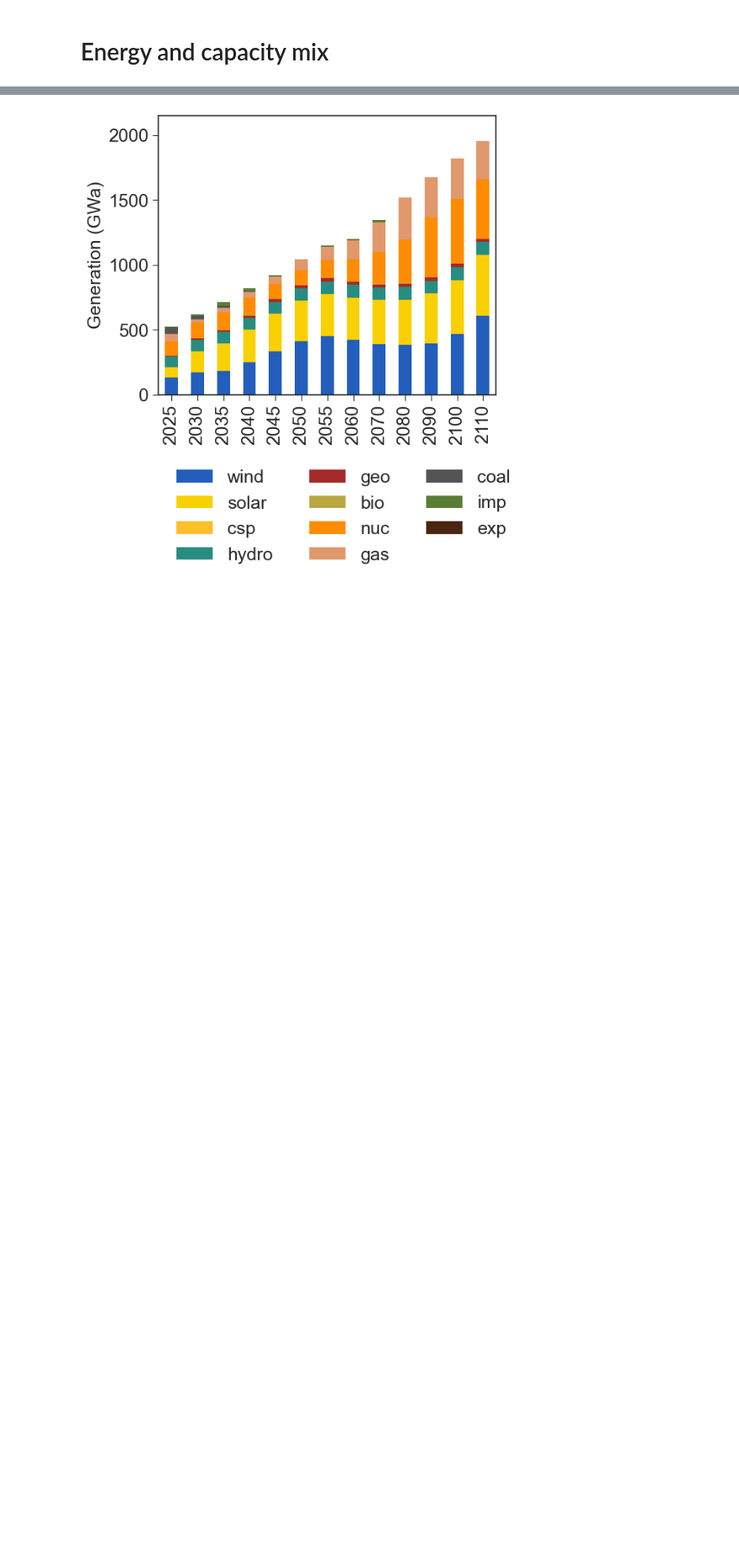
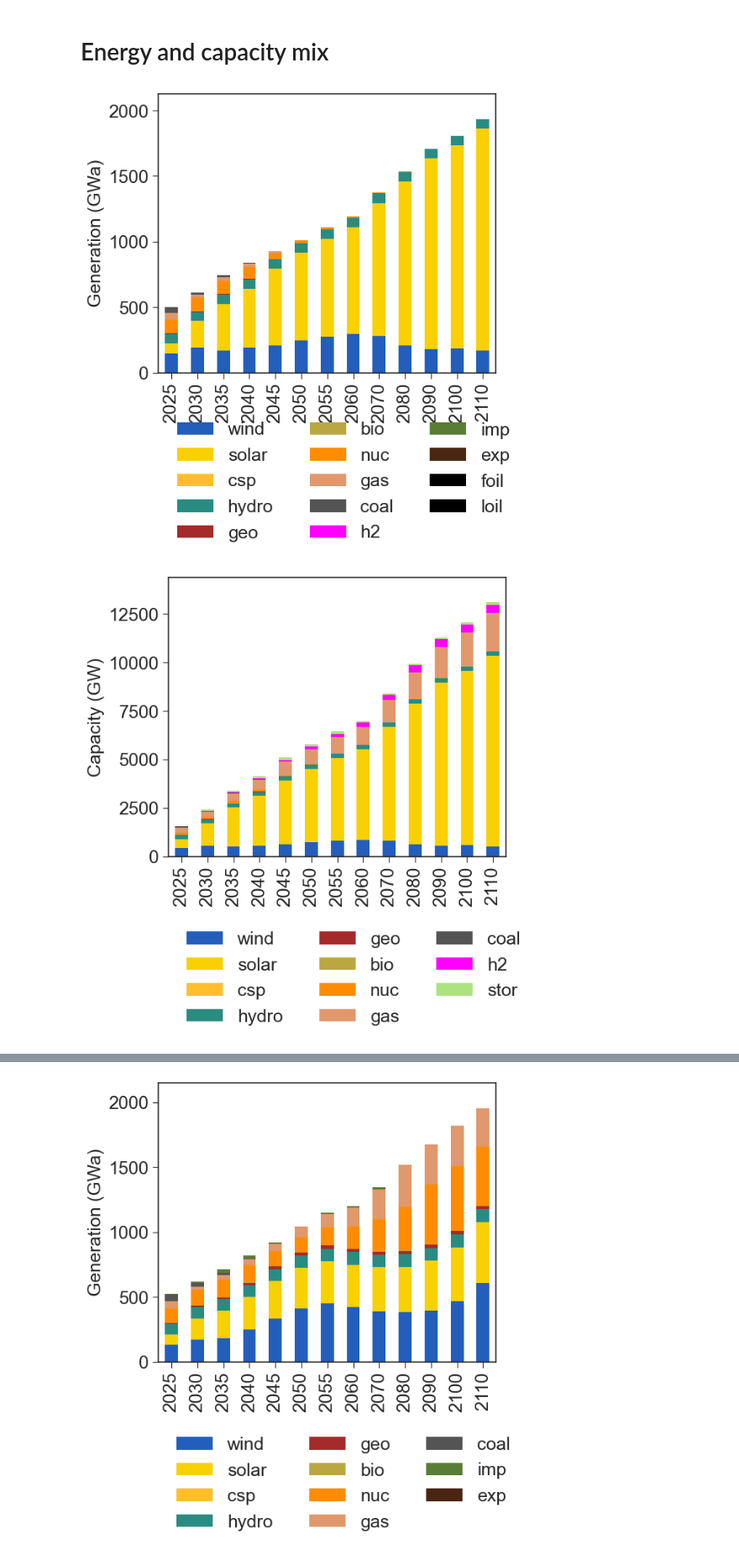
Before and after one commit to ebbekyhl/PyPSA-Eur-Curtailment-Emulator, a Jupyter notebook: MESSAGEix-GLOBIOM/make_diagnostics.ipynb, the cells around one changed output, grey strips where cells are left out. Shown at 84% size. Cells and saved outputs as stored; diff of their text form; code cells hidden in the pictures; blank space fills up the shorter version.

```diff
--- a/MESSAGEix-GLOBIOM/make_diagnostics.ipynb
+++ b/MESSAGEix-GLOBIOM/make_diagnostics.ipynb
@@ -60,3 +62,12 @@ technologies = {
 bins = [1,2,3]
 # %% [markdown]
 # Energy and capacity mix
+# %%
+fig1, fig2, fig3, fig4, fig5, df_generation, df_capacity, tech_cap, tech_act, VRE_share  = plot_generation_and_capacity(scen_all_removed, regions, technologies, model_years, bins, formulation="old", curtailment=False)
+
+fig5.savefig("figures/VRE_share_all_removed.png",
+                bbox_inches="tight",
+                dpi=300)
+# %% [output]
+[figure, added]
+[figure, added]
```
Also changed, not shown: parts of 3 cells of this notebook, 6 other files.
